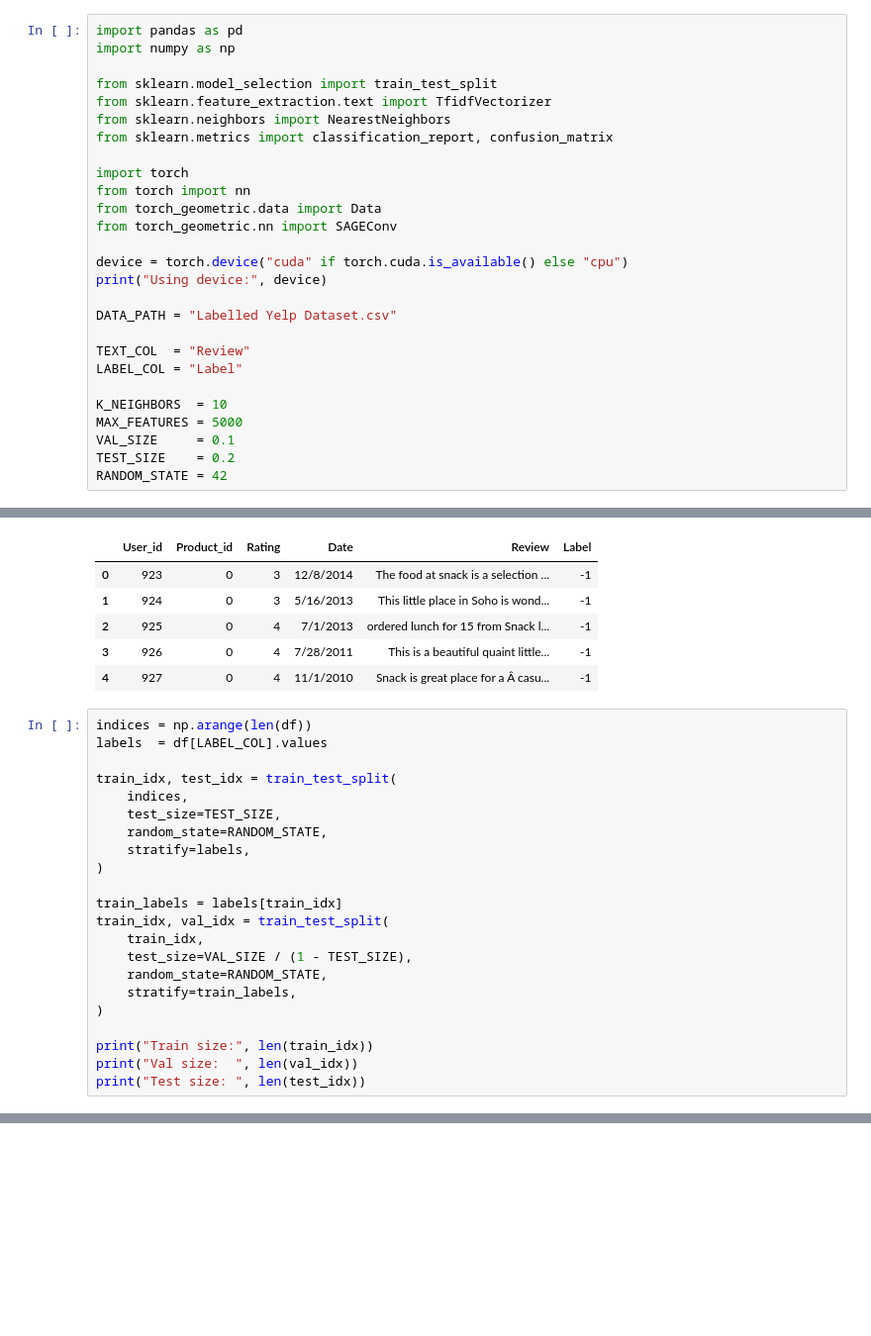
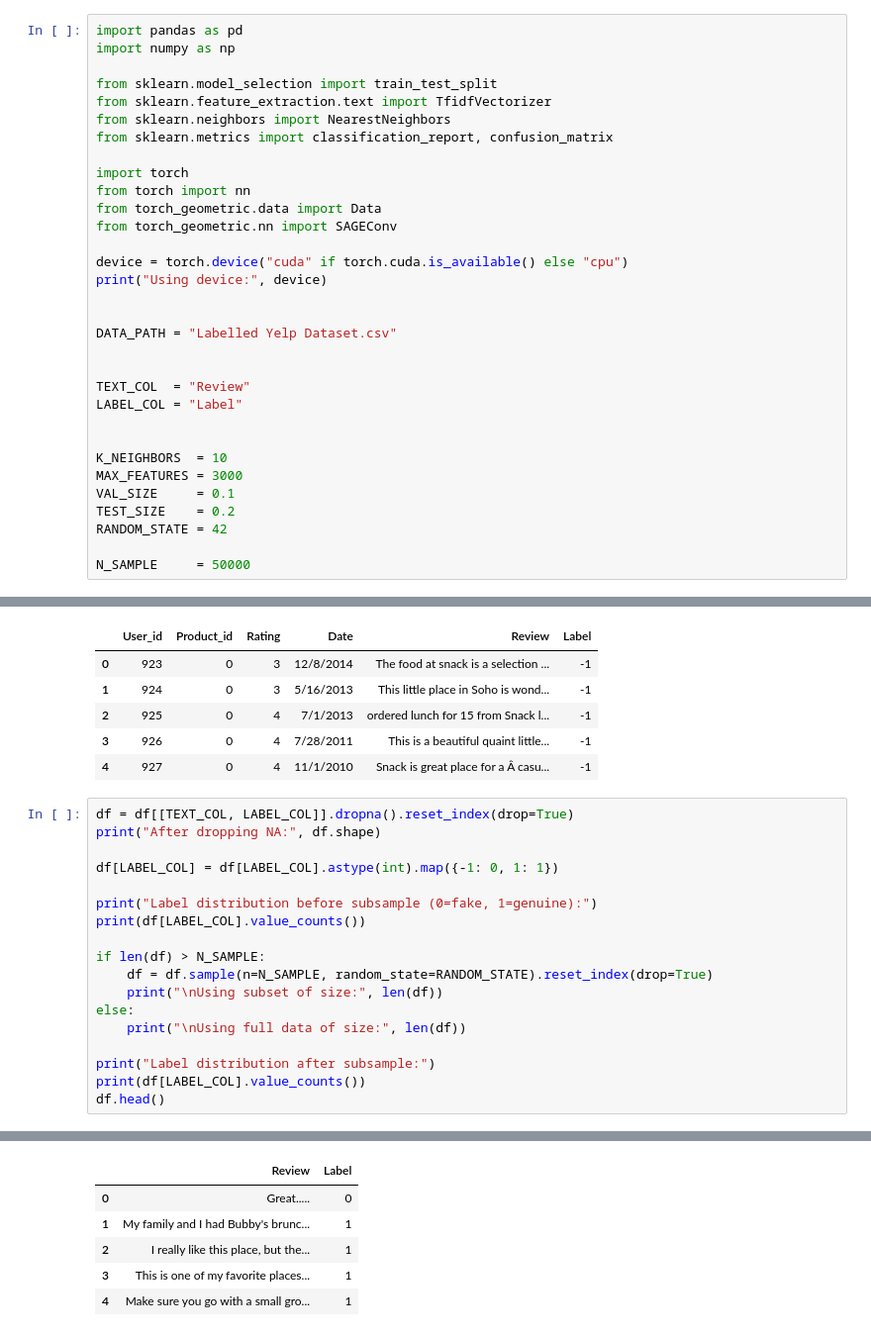
Before and after one commit to HiddenAxis/fake-review-detection, a Jupyter notebook: graph-sage.ipynb, the cells around one changed output, grey strips where cells are left out. Shown at 99% size. Saved outputs shown, nothing was run; the diff lists cells and outputs as text; blank space fills up the shorter version.

Commit message:
using Colab

```diff
--- a/graph-sage.ipynb
+++ b/graph-sage.ipynb
@@ -52,16 +54,21 @@ from torch_geometric.nn import SAGEConv
 device = torch.device("cuda" if torch.cuda.is_available() else "cpu")
 print("Using device:", device)
 
+
 DATA_PATH = "Labelled Yelp Dataset.csv"
+
 
 TEXT_COL  = "Review"
 LABEL_COL = "Label"
 
+
 K_NEIGHBORS  = 10
-MAX_FEATURES = 5000
+MAX_FEATURES = 3000
 VAL_SIZE     = 0.1
 TEST_SIZE    = 0.2
 RANDOM_STATE = 42
+
+N_SAMPLE     = 50000
 # %% [output]
 Using device: cuda
 # %%
@@ -115,25 +108,21 @@ df.head()
 | 3 | 926 | 0 | 4 | 7/28/2011 | This is a beautiful quaint little... | -1 |
 | 4 | 927 | 0 | 4 | 11/1/2010 | Snack is great place for a Â casu... | -1 |
 # %%
-indices = np.arange(len(df))
-labels  = df[LABEL_COL].values
+df = df[[TEXT_COL, LABEL_COL]].dropna().reset_index(drop=True)
+print("After dropping NA:", df.shape)
 
-train_idx, test_idx = train_test_split(
-    indices,
-    test_size=TEST_SIZE,
-    random_state=RANDOM_STATE,
-    stratify=labels,
-)
+df[LABEL_COL] = df[LABEL_COL].astype(int).map({-1: 0, 1: 1})
 
-train_labels = labels[train_idx]
-train_idx, val_idx = train_test_split(
-    train_idx,
-    test_size=VAL_SIZE / (1 - TEST_SIZE),
-    random_state=RANDOM_STATE,
-    stratify=train_labels,
-)
+print("Label distribution before subsample (0=fake, 1=genuine):")
+print(df[LABEL_COL].value_counts())
 
-print("Train size:", len(train_idx))
-print("Val size:  ", len(val_idx))
-print("Test size: ", len(test_idx))
+if len(df) > N_SAMPLE:
+    df = df.sample(n=N_SAMPLE, random_state=RANDOM_STATE).reset_index(drop=True)
+    print("\nUsing subset of size:", len(df))
+else:
+    print("\nUsing full data of size:", len(df))
+
+print("Label distribution after subsample:")
+print(df[LABEL_COL].value_counts())
+df.head()
 # %% [output]
@@ -143 +142,7 @@ Test size:  71811
+|  | Review | Label |
+| 0 | Great..... | 0 |
+| 1 | My family and I had Bubby's brunc... | 1 |
+| 2 | I really like this place, but the... | 1 |
+| 3 | This is one of my favorite places... | 1 |
+| 4 | Make sure you go with a small gro... | 1 |
 # %%
```
Also changed, not shown: parts of 13 cells of this notebook.
